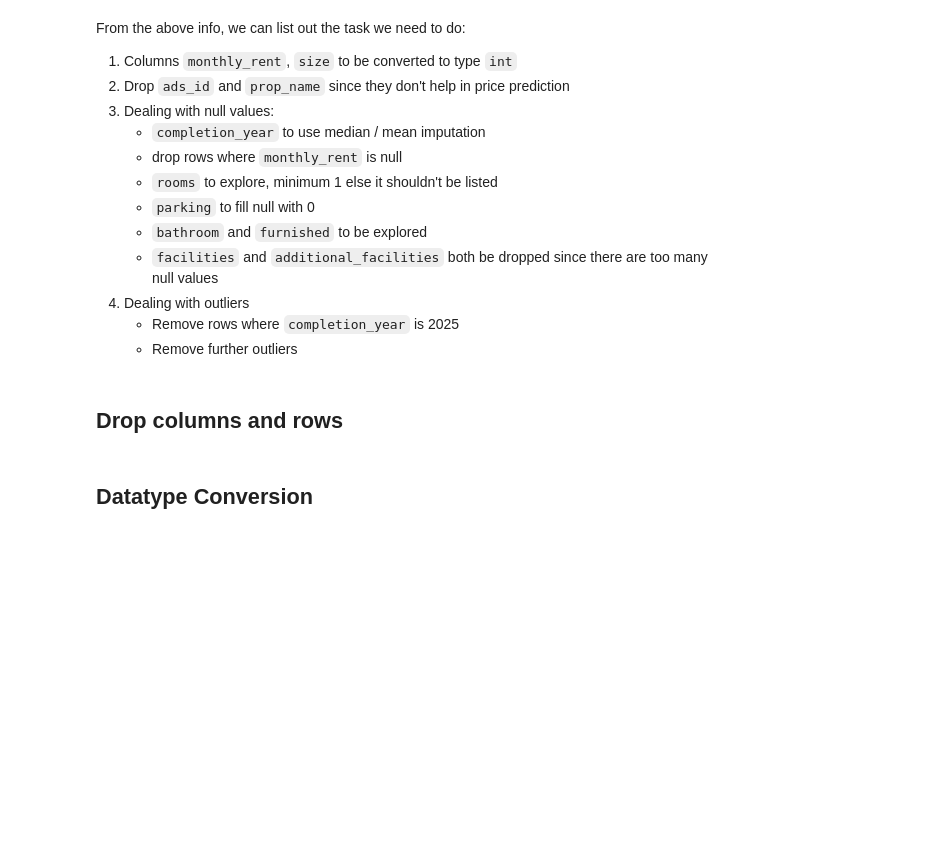
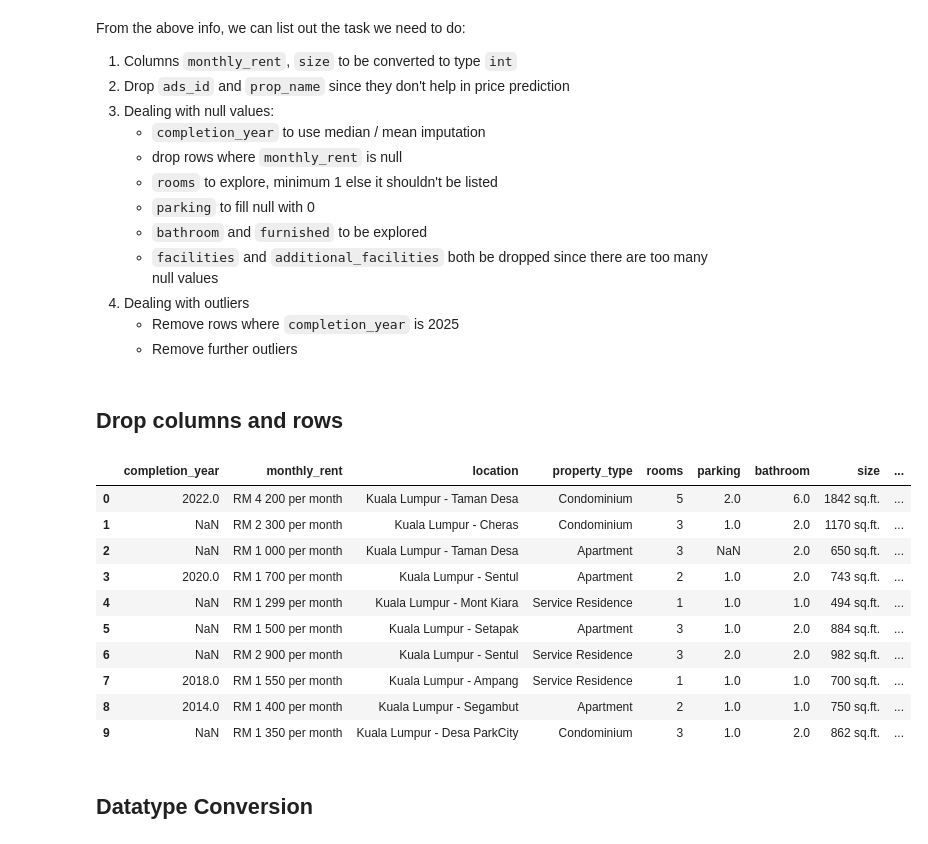
Before and after one commit to Xytrix1103/6006CEM_Assignment, a Jupyter notebook: regression.ipynb, the cells around one changed output. Cells and saved outputs as stored; diff of their text form; code cells hidden in the pictures; blank space fills up the shorter version.

```diff
--- a/regression.ipynb
+++ b/regression.ipynb
@@ -51,0 +19,10 @@ df.isnull().sum()
+# %%
+# Constant for random state seed
+RANDOM_STATE_SEED = 1
+
+# Load the dataset
+data_path = './data/mudah-apartment-kl-selangor.csv'
+df = pd.read_csv(data_path)
+
+# Display the first few rows of the dataset
+df.head()
@@ -67,9 +104,22 @@ From the above info, we can list out the task we need to do:
 # %% [markdown]
 ## Drop columns and rows
 # %%
+# Drop unused columns
 df = df.drop(['ads_id', 'prop_name', 'facilities', 'additional_facilities'], axis=1)
 df = df.dropna(subset=['monthly_rent'], axis=0)
-df
+df.head(10)
+# %% [output]
+|  | completion_year | monthly_rent | location | property_type | rooms | parking | bathroom | size | ... |
+| 0 | 2022.0 | RM 4 200 per month | Kuala Lumpur - Taman Desa | Condominium | 5 | 2.0 | 6.0 | 1842 sq.ft. | ... |
+| 1 | NaN | RM 2 300 per month | Kuala Lumpur - Cheras | Condominium | 3 | 1.0 | 2.0 | 1170 sq.ft. | ... |
+| 2 | NaN | RM 1 000 per month | Kuala Lumpur - Taman Desa | Apartment | 3 | NaN | 2.0 | 650 sq.ft. | ... |
+| 3 | 2020.0 | RM 1 700 per month | Kuala Lumpur - Sentul | Apartment | 2 | 1.0 | 2.0 | 743 sq.ft. | ... |
+| 4 | NaN | RM 1 299 per month | Kuala Lumpur - Mont Kiara | Service Residence | 1 | 1.0 | 1.0 | 494 sq.ft. | ... |
+| 5 | NaN | RM 1 500 per month | Kuala Lumpur - Setapak | Apartment | 3 | 1.0 | 2.0 | 884 sq.ft. | ... |
+| 6 | NaN | RM 2 900 per month | Kuala Lumpur - Sentul | Service Residence | 3 | 2.0 | 2.0 | 982 sq.ft. | ... |
+| 7 | 2018.0 | RM 1 550 per month | Kuala Lumpur - Ampang | Service Residence | 1 | 1.0 | 1.0 | 700 sq.ft. | ... |
+| 8 | 2014.0 | RM 1 400 per month | Kuala Lumpur - Segambut | Apartment | 2 | 1.0 | 1.0 | 750 sq.ft. | ... |
+| 9 | NaN | RM 1 350 per month | Kuala Lumpur - Desa ParkCity | Condominium | 3 | 1.0 | 2.0 | 862 sq.ft. | ... |
 # %% [markdown]
 ## Datatype Conversion
 # %%
```
Also changed, not shown: parts of 108 cells of this notebook, 39 other files.
